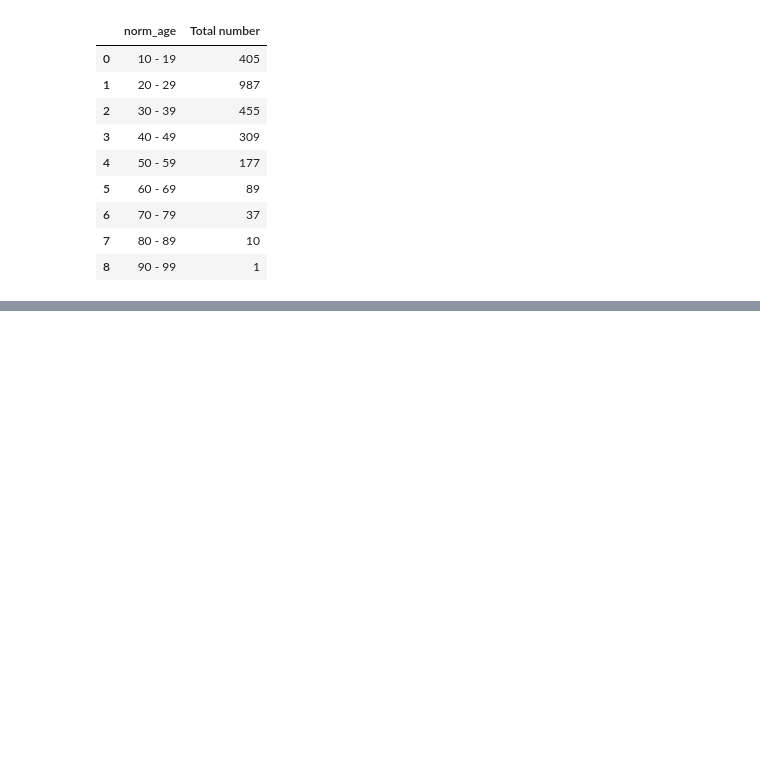
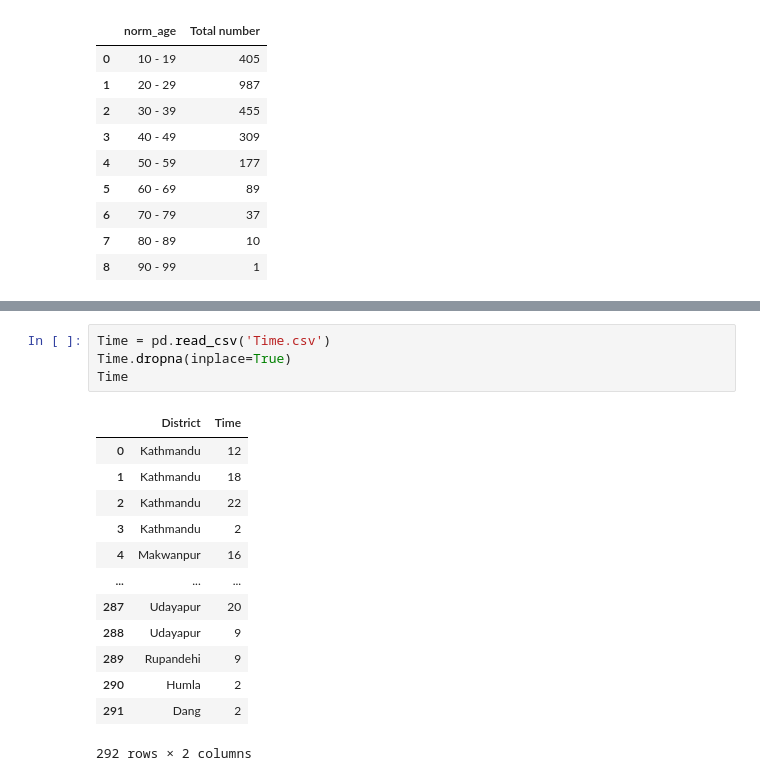
Before and after one commit to bses-codes/FightBack, a Jupyter notebook: ageana.ipynb, the cells around one changed output, grey strips where cells are left out. Drawn from its saved outputs; the diff is of its cells as text; blank space fills up the shorter version.

```diff
--- a/ageana.ipynb
+++ b/ageana.ipynb
@@ -128,0 +114,18 @@ SyntaxError: expression cannot contain assignment, perhaps you meant "=="? (2074
+# %%
+Time = pd.read_csv('Time.csv')
+Time.dropna(inplace=True)
+Time
+# %% [output]
+|  | District | Time |
+| 0 | Kathmandu | 12 |
+| 1 | Kathmandu | 18 |
+| 2 | Kathmandu | 22 |
+| 3 | Kathmandu | 2 |
+| 4 | Makwanpur | 16 |
+| ... | ... | ... |
+| 287 | Udayapur | 20 |
+| 288 | Udayapur | 9 |
+| 289 | Rupandehi | 9 |
+| 290 | Humla | 2 |
+| 291 | Dang | 2 |
+292 rows × 2 columns
```
Also changed, not shown: parts of 13 cells of this notebook, 2 other files.
